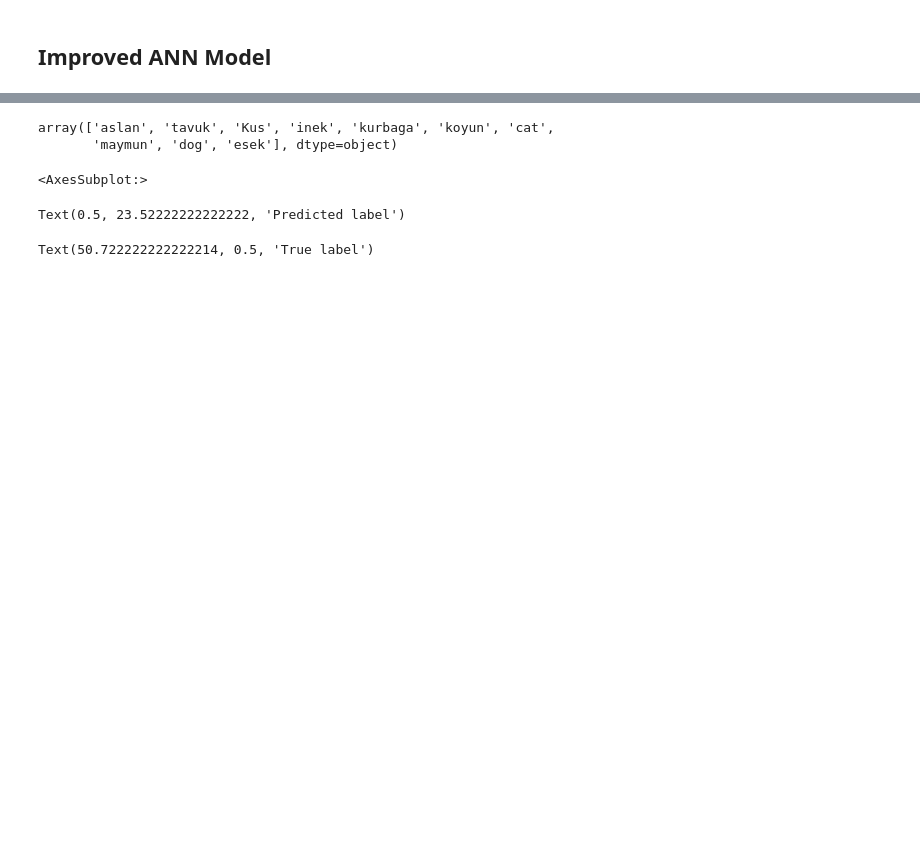
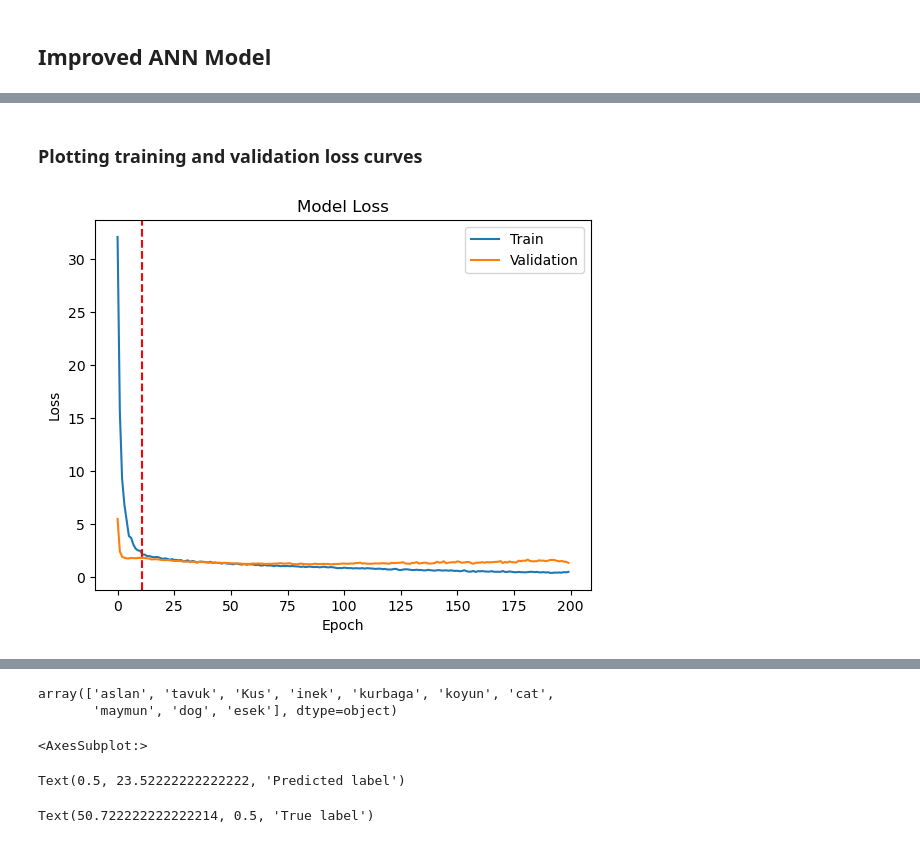
Before and after one commit to RajanbirSinghSethi/AnimalSoundClassification, a Jupyter notebook: animal-sound-classification.ipynb, the cells around one changed output, grey strips where cells are left out. Cells and saved outputs as stored; diff of their text form; code cells hidden in the pictures; blank space fills up the shorter version.

```diff
--- a/animal-sound-classification.ipynb
+++ b/animal-sound-classification.ipynb
@@ -428,0 +472,6 @@ Epoch 200: val_loss did not improve from 1.08633
+# %% [markdown]
+### Plotting training and validation loss curves
+# %%
+plot_loss(history_improved)
+# %% [output]
+[figure, added]
```
Also changed, not shown: parts of 37 cells of this notebook.
